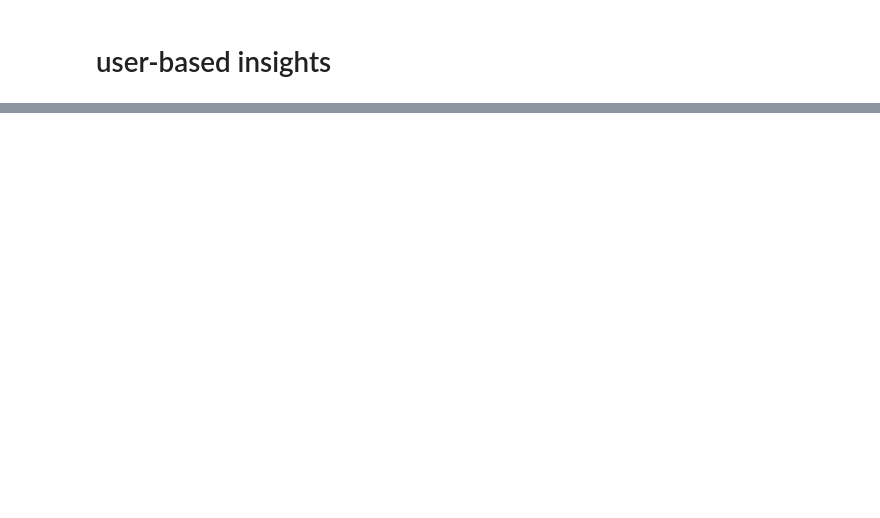
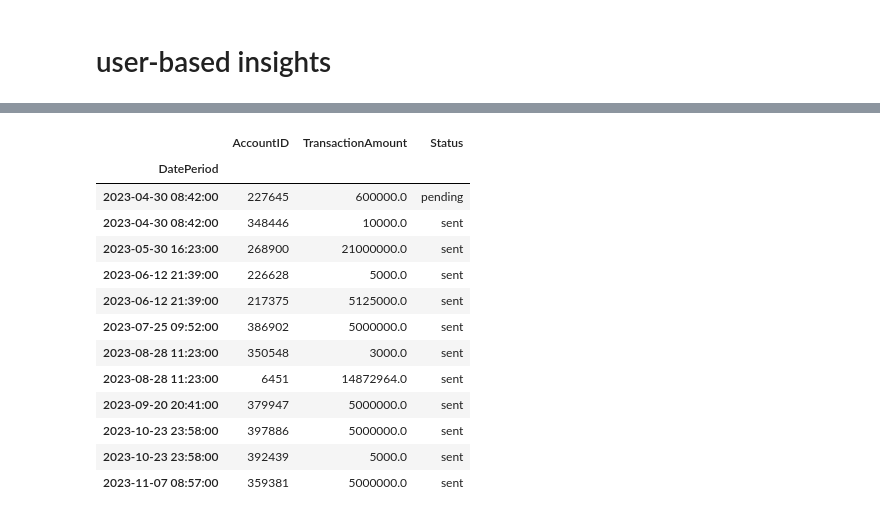
Before and after one commit to neyedhayo/transaction-analysis, a Jupyter notebook: notebook/eda_notebook.ipynb, the cells around one changed output, grey strips where cells are left out. Drawn from its saved outputs; the diff is of its cells as text; code cells hidden in the pictures; blank space fills up the shorter version.

```diff
--- a/notebook/eda_notebook.ipynb
+++ b/notebook/eda_notebook.ipynb
@@ -53,0 +127,20 @@ monthly_transaction_counts = df.groupby([df['DateTime'].dt.year, df['DateTime'].
+# %%
+highest_transaction_per_month = df.groupby([df.index.month])['TransactionAmount'].idxmax()
+highest_transaction_accounts = df.loc[highest_transaction_per_month]
+# %%
+highest_transaction_accounts
+# %% [output]
+|  | AccountID | TransactionAmount | Status |
+| DatePeriod |  |  |  |
+| 2023-04-30 08:42:00 | 227645 | 600000.0 | pending |
+| 2023-04-30 08:42:00 | 348446 | 10000.0 | sent |
+| 2023-05-30 16:23:00 | 268900 | 21000000.0 | sent |
+| 2023-06-12 21:39:00 | 226628 | 5000.0 | sent |
+| 2023-06-12 21:39:00 | 217375 | 5125000.0 | sent |
+| 2023-07-25 09:52:00 | 386902 | 5000000.0 | sent |
+| 2023-08-28 11:23:00 | 350548 | 3000.0 | sent |
+| 2023-08-28 11:23:00 | 6451 | 14872964.0 | sent |
+| 2023-09-20 20:41:00 | 379947 | 5000000.0 | sent |
+| 2023-10-23 23:58:00 | 397886 | 5000000.0 | sent |
+| 2023-10-23 23:58:00 | 392439 | 5000.0 | sent |
+| 2023-11-07 08:57:00 | 359381 | 5000000.0 | sent |
```
Also changed, not shown: parts of 31 cells of this notebook.
